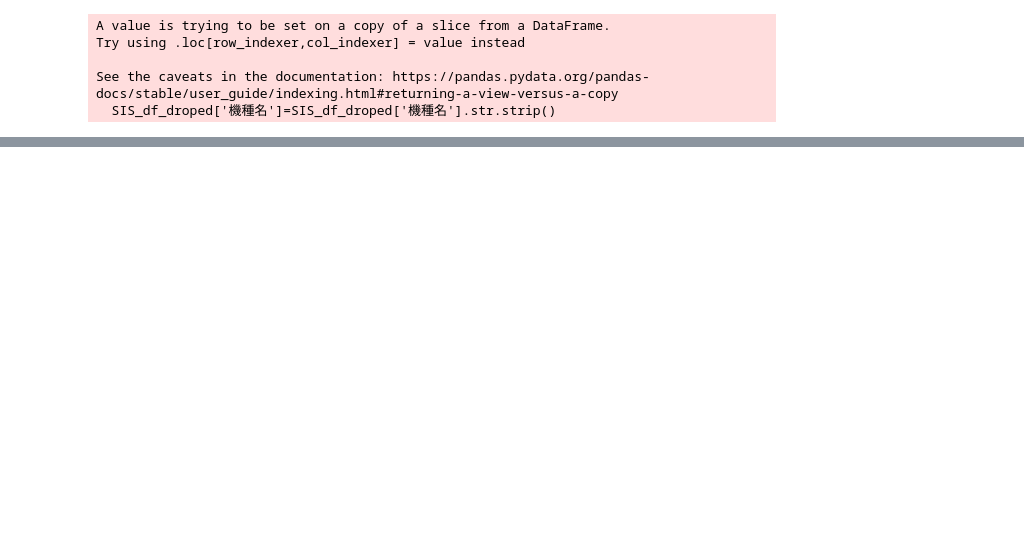
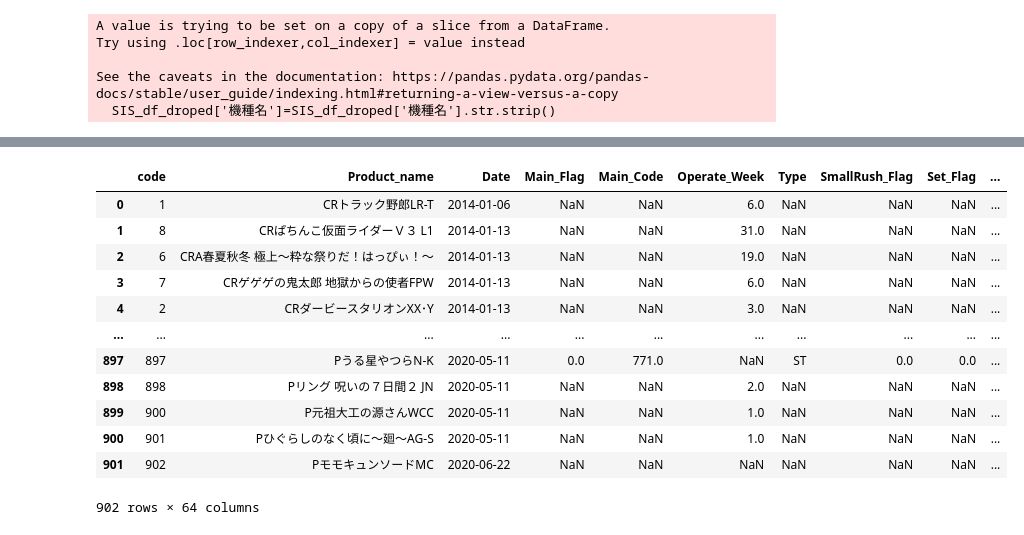
Before and after one commit to zapprvjp/my-first-repo, a Jupyter notebook: SIS_analyze.ipynb, the cells around one changed output, grey strips where cells are left out. Saved outputs shown, nothing was run; the diff lists cells and outputs as text; code cells hidden in the pictures; blank space fills up the shorter version.

```diff
--- a/SIS_analyze.ipynb
+++ b/SIS_analyze.ipynb
@@ -59,29 +89,0 @@ grouped.plot(figsize=(12,7),grid=True)
-# %%
-SIS_df_droped=SIS_df_droped.set_index("日付")["2018-01-01":].reset_index()
-pivot_SIS_df=SIS_df_droped.pivot_table(index="機種名",
-                                       columns="日付",
-                                       values="客滞",
-                                       aggfunc="mean")
-# 対象となる日付をリスト化して保持
-date_list=list(pivot_SIS_df.columns)
-# データフレームの結合
-merge_df=pd.merge(left=pivot_SIS_df,
-                  right=Spec_df,
-                  left_index=True,
-                  right_on="Product_name",
-                  how="left")
-df_renamed=merge_df.rename(columns={"Oneshot_Rate":"単発率",
-                                     "SurfaceCont_Rate":"名目継続率",
-                                     "HeavenRush_Rate":"天国突入率",
-                                     "FirtstT1Y_Ave":"初回平均T1Y",
-                                     "GuessSimMY_Ave":"平均MY"})
-# 継続率をビン分割
-Cont_bins = [0,0.5,0.6,0.7,0.8,0.9,1]
-TS_bins = [0,70,150,220,270,320]
-Contbins_names=["継続0%-50%","継続50%-60%","継続60%-70%","継続70%-80%","継続80%-90%","継続90%-100%"]
-TSbins_names=["甘未満","甘デジ","ライトミドル","ミドル","ハイミドル"]
-# dfにビンの列を追加
-df_renamed["継続率帯"] = pd.cut(df_renamed["名目継続率"], Cont_bins, labels=contbins_names)
-df_renamed["TS帯"] = pd.cut(df_renamed["TS"], TS_bins, labels=TSbins_names)
-grouped=df_renamed.groupby("TS帯").mean()[date_list].T
-grouped.plot(figsize=(12,7),grid=True)
@@ -116,0 +124,16 @@ Name: 客滞, Length: 374, dtype: float64
+# %%
+df_renamed
+# %% [output]
+|  | code | Product_name | Date | Main_Flag | Main_Code | Operate_Week | Type | SmallRush_Flag | Set_Flag | ... |
+| 0 | 1 | CRトラック野郎LR-T | 2014-01-06 | NaN | NaN | 6.0 | NaN | NaN | NaN | ... |
+| 1 | 8 | CRぱちんこ仮面ライダーＶ３ L1 | 2014-01-13 | NaN | NaN | 31.0 | NaN | NaN | NaN | ... |
+| 2 | 6 | CRA春夏秋冬 極上～粋な祭りだ！はっぴぃ！～ | 2014-01-13 | NaN | NaN | 19.0 | NaN | NaN | NaN | ... |
+| 3 | 7 | CRゲゲゲの鬼太郎 地獄からの使者FPW | 2014-01-13 | NaN | NaN | 6.0 | NaN | NaN | NaN | ... |
+| 4 | 2 | CRダービースタリオンXX･Y | 2014-01-13 | NaN | NaN | 3.0 | NaN | NaN | NaN | ... |
+| ... | ... | ... | ... | ... | ... | ... | ... | ... | ... | ... |
+| 897 | 897 | Pうる星やつらN-K | 2020-05-11 | 0.0 | 771.0 | NaN | ST | 0.0 | 0.0 | ... |
+| 898 | 898 | Pリング 呪いの７日間２ JN | 2020-05-11 | NaN | NaN | 2.0 | NaN | NaN | NaN | ... |
+| 899 | 900 | P元祖大工の源さんWCC | 2020-05-11 | NaN | NaN | 1.0 | NaN | NaN | NaN | ... |
+| 900 | 901 | Pひぐらしのなく頃に～廻～AG-S | 2020-05-11 | NaN | NaN | 1.0 | NaN | NaN | NaN | ... |
+| 901 | 902 | PモモキュンソードMC | 2020-06-22 | NaN | NaN | NaN | NaN | NaN | NaN | ... |
+902 rows × 64 columns
```
Also changed, not shown: parts of 8 cells of this notebook.
